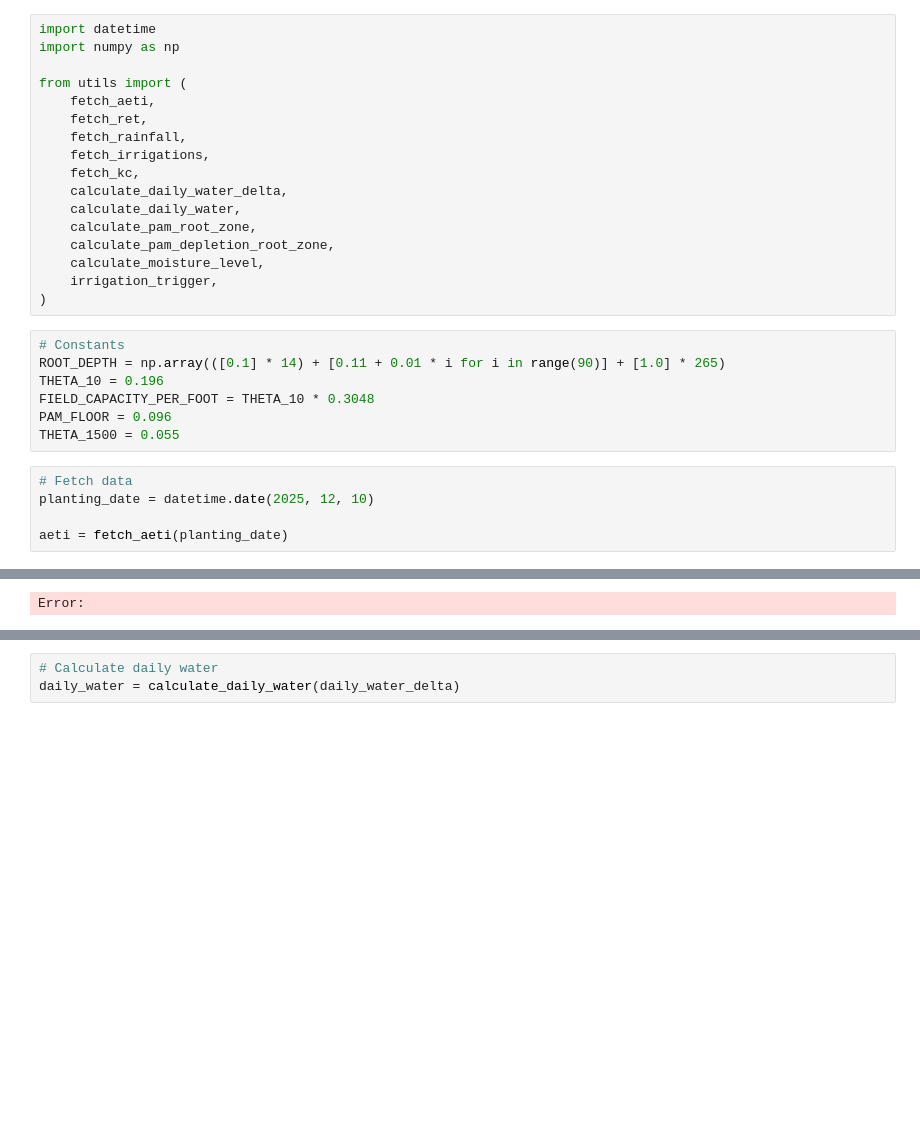
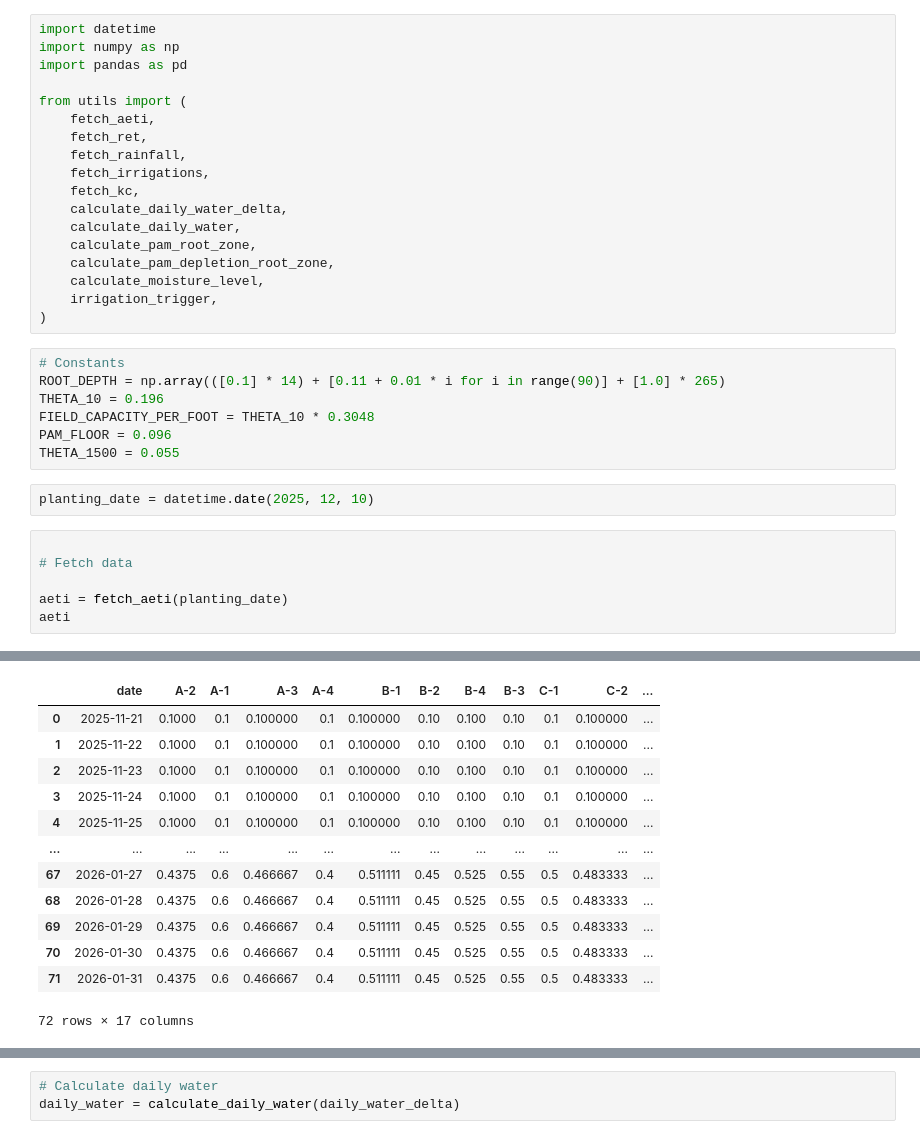
Before and after one commit to shorbaji/autoanton, a Jupyter notebook: ai.ipynb, the cells around one changed output, grey strips where cells are left out. Saved outputs shown, nothing was run; the diff lists cells and outputs as text; blank space fills up the shorter version.

```diff
--- a/ai.ipynb
+++ b/ai.ipynb
@@ -1,6 +1,7 @@
 # %%
 import datetime
 import numpy as np
+import pandas as pd
 
 from utils import (
     fetch_aeti,
@@ -22,9 +23,12 @@ THETA_10 = 0.196
 FIELD_CAPACITY_PER_FOOT = THETA_10 * 0.3048
 PAM_FLOOR = 0.096
 THETA_1500 = 0.055
+# %%
+planting_date = datetime.date(2025, 12, 10)
 # %%
+
 # Fetch data
-planting_date = datetime.date(2025, 12, 10)
 
 aeti = fetch_aeti(planting_date)
+aeti
 # %% [output]
@@ -38 +43,13 @@ Downloading WAPOR-3.L1-AETI-D.2026-01-D3.tif...
+|  | date | A-2 | A-1 | A-3 | A-4 | B-1 | B-2 | B-4 | B-3 | C-1 | C-2 | ... |
+| 0 | 2025-11-21 | 0.1000 | 0.1 | 0.100000 | 0.1 | 0.100000 | 0.10 | 0.100 | 0.10 | 0.1 | 0.100000 | ... |
+| 1 | 2025-11-22 | 0.1000 | 0.1 | 0.100000 | 0.1 | 0.100000 | 0.10 | 0.100 | 0.10 | 0.1 | 0.100000 | ... |
+| 2 | 2025-11-23 | 0.1000 | 0.1 | 0.100000 | 0.1 | 0.100000 | 0.10 | 0.100 | 0.10 | 0.1 | 0.100000 | ... |
+| 3 | 2025-11-24 | 0.1000 | 0.1 | 0.100000 | 0.1 | 0.100000 | 0.10 | 0.100 | 0.10 | 0.1 | 0.100000 | ... |
+| 4 | 2025-11-25 | 0.1000 | 0.1 | 0.100000 | 0.1 | 0.100000 | 0.10 | 0.100 | 0.10 | 0.1 | 0.100000 | ... |
+| ... | ... | ... | ... | ... | ... | ... | ... | ... | ... | ... | ... | ... |
+| 67 | 2026-01-27 | 0.4375 | 0.6 | 0.466667 | 0.4 | 0.511111 | 0.45 | 0.525 | 0.55 | 0.5 | 0.483333 | ... |
+| 68 | 2026-01-28 | 0.4375 | 0.6 | 0.466667 | 0.4 | 0.511111 | 0.45 | 0.525 | 0.55 | 0.5 | 0.483333 | ... |
+| 69 | 2026-01-29 | 0.4375 | 0.6 | 0.466667 | 0.4 | 0.511111 | 0.45 | 0.525 | 0.55 | 0.5 | 0.483333 | ... |
+| 70 | 2026-01-30 | 0.4375 | 0.6 | 0.466667 | 0.4 | 0.511111 | 0.45 | 0.525 | 0.55 | 0.5 | 0.483333 | ... |
+| 71 | 2026-01-31 | 0.4375 | 0.6 | 0.466667 | 0.4 | 0.511111 | 0.45 | 0.525 | 0.55 | 0.5 | 0.483333 | ... |
-Error:
+72 rows × 17 columns
```
Also changed, not shown: parts of 8 cells of this notebook, 6 other files.
